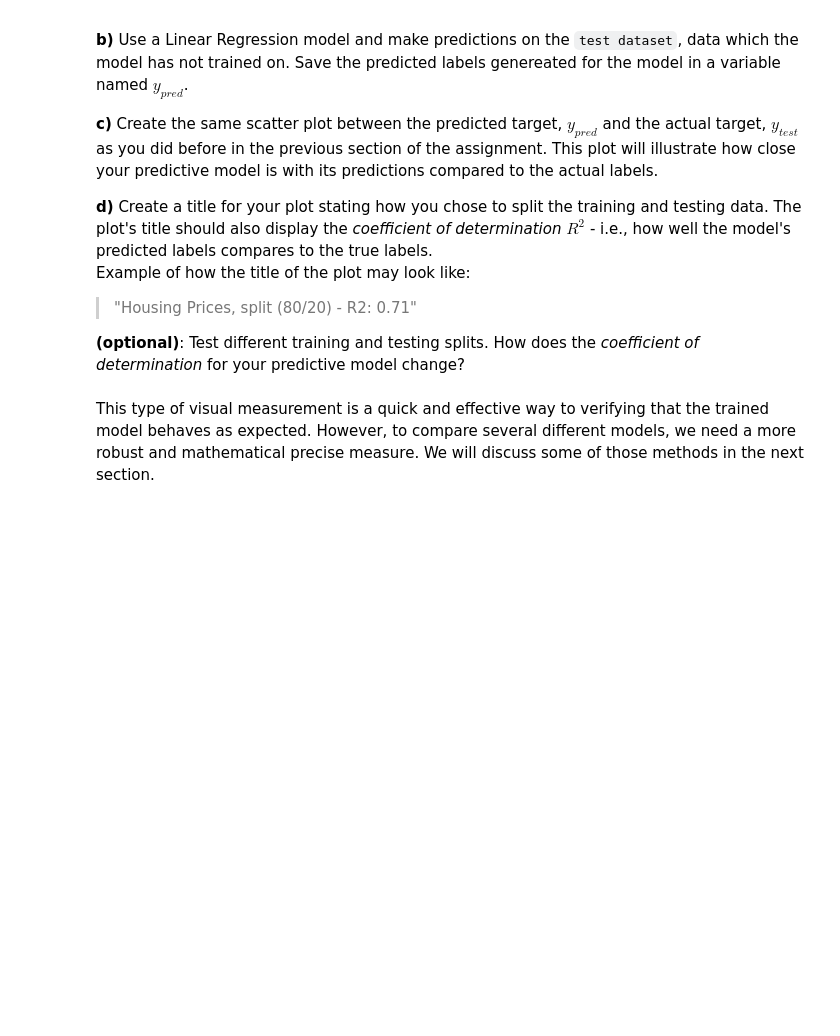
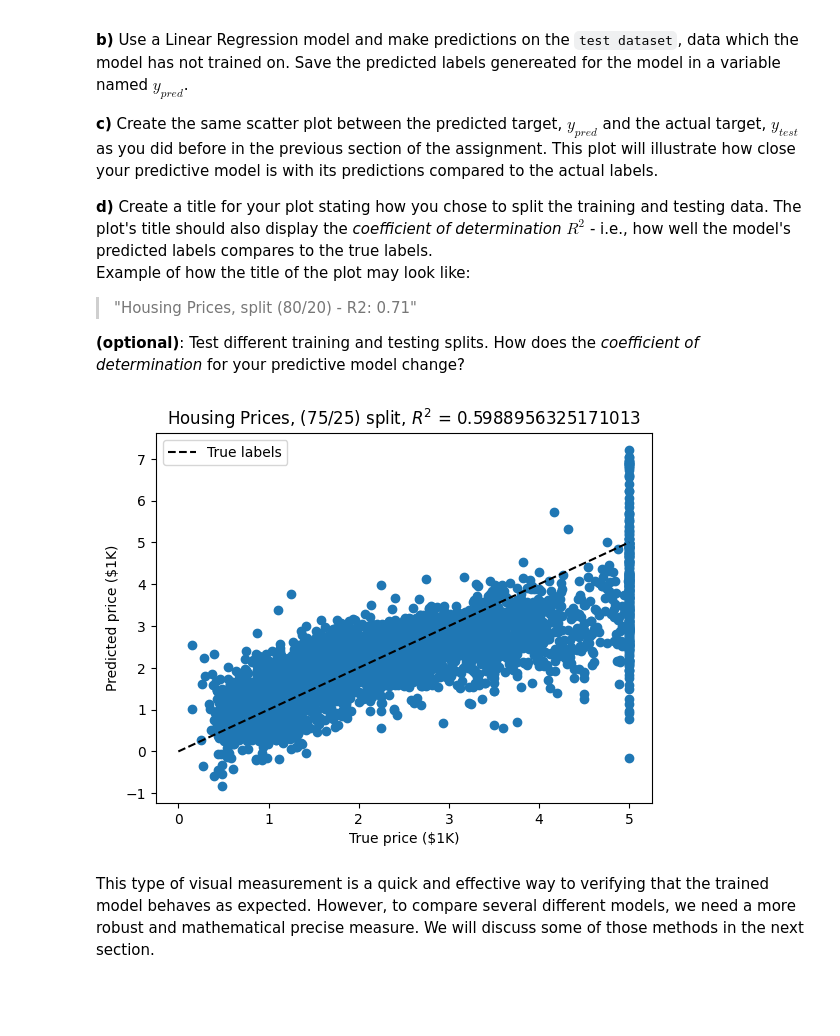
Before and after one commit to albindahlberg/ml-1dl034-public-assignments, a Jupyter notebook: Assignments/Practical/PracticalNotebook3.ipynb, the cells around one changed output. Cells and saved outputs as stored; diff of their text form; code cells hidden in the pictures; blank space fills up the shorter version.

```diff
--- a/Assignments/Practical/PracticalNotebook3.ipynb
+++ b/Assignments/Practical/PracticalNotebook3.ipynb
@@ -143,24 +179,34 @@ Example of how the title of the plot may look like:
 # %%
 import matplotlib.pyplot as plt
 from sklearn import datasets
+from sklearn.model_selection import train_test_split
+from sklearn.linear_model import LinearRegression
 from sklearn.datasets  import fetch_california_housing
 california = fetch_california_housing()
 
 # YOUR CODE HERE
 #
 #
 
+# Split (train/test) to (75/25) percent
+train_data, test_data, train_labels, test_labels = train_test_split(california.data, california.target)
 
-
+model = LinearRegression().fit(train_data, train_labels)
+y_pred = model.predict(test_data)
+R2 = model.score(test_data, test_labels)
 
 # CODE PROVIDED TO COMPARE YOUR RESULTS AGAINST THE ACTUAL LABELS
 xlim = [0, 5]
 ylim = [0, 5]
 plt.plot(xlim, ylim, '--k', label=f"True labels")
+plt.scatter(test_labels, y_pred)
 plt.xlabel("True price ($1K)")
 plt.ylabel("Predicted price ($1K)")
+plt.title(f'Housing Prices, (75/25) split, $R^2$ = {R2}')
 plt.legend()
 plt.show()
+# %% [output]
+[figure, added]
 # %% [markdown]
 This type of visual measurement is a quick and effective way to verifying that the trained model behaves as expected. However, to compare several different models, we need a more robust and mathematical precise measure. We will discuss some of those methods in the next section.
 
```
Also changed, not shown: parts of 21 cells of this notebook, 4 other files.
